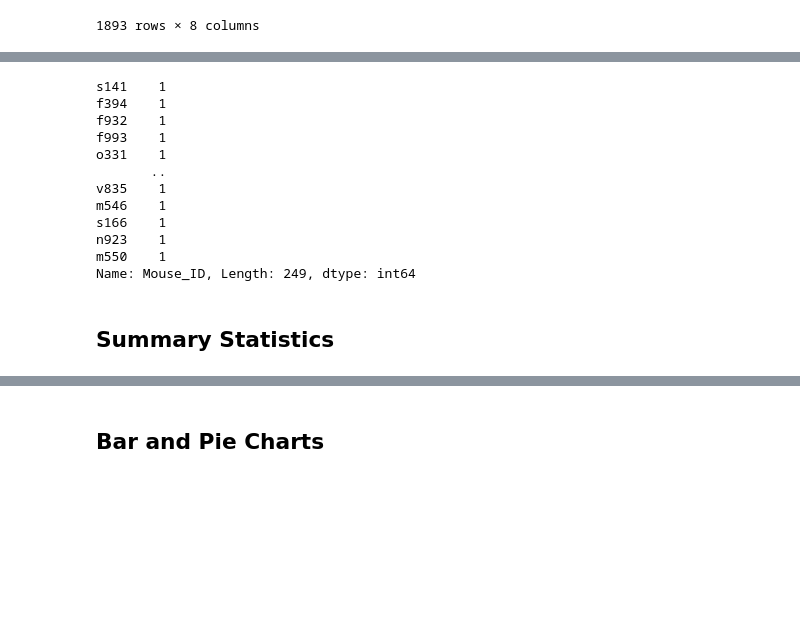
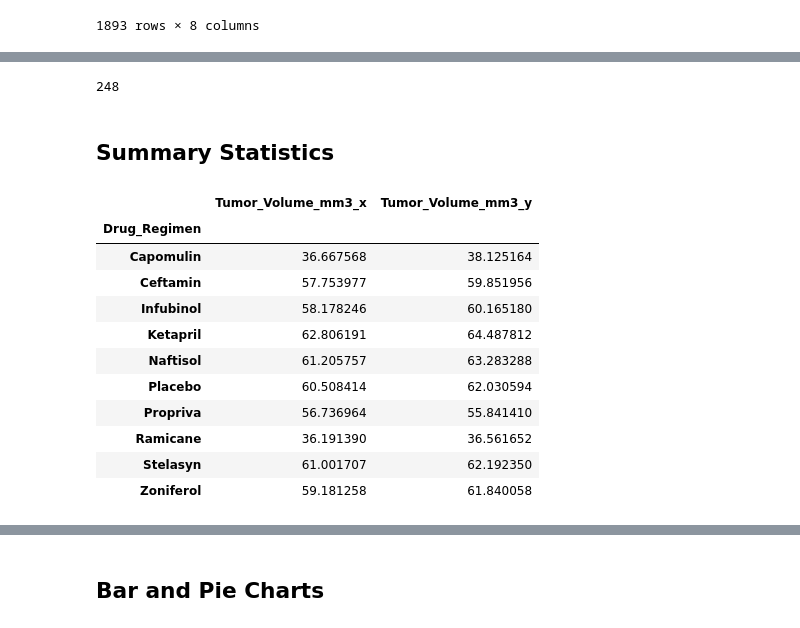
Before and after one commit to Court-Parker4/MatplotlibHWK, a Jupyter notebook: 05-Matplotlib_HW_Instructions_Pymaceuticals_pymaceuticals_starter.ipynb, the cells around one changed output, grey strips where cells are left out. Cells and saved outputs as stored; diff of their text form; code cells hidden in the pictures; blank space fills up the shorter version.

```diff
--- a/05-Matplotlib_HW_Instructions_Pymaceuticals_pymaceuticals_starter.ipynb
+++ b/05-Matplotlib_HW_Instructions_Pymaceuticals_pymaceuticals_starter.ipynb
@@ -101,23 +85,29 @@ Clean_Mouse_df
 # %%
 # Checking the number of mice in the clean DataFrame.
-#len()
-# print(df['Mouse_ID'].nunique())
-Clean_Mouse_df['Mouse_ID'].value_counts()
+print(clean_df['Mouse_ID'].nunique())
 # %% [output]
-s141    1
-f394    1
-f932    1
-f993    1
-o331    1
-       ..
-v835    1
-m546    1
-s166    1
-n923    1
-m550    1
-Name: Mouse_ID, Length: 249, dtype: int64
+248
 # %% [markdown]
 ## Summary Statistics
+# %%
+regStatTumorMean_df=Clean_Mouse_df.groupby("Drug_Regimen")["Tumor_Volume_mm3"].mean()
+regStatTumorMean_df=pd.DataFrame(regStatTumorMean_df)
+regStatTumorMedian_df=Clean_Mouse_df.groupby("Drug_Regimen")["Tumor_Volume_mm3"].median()
+regStatTumorMedian_df=pd.DataFrame(regStatTumorMedian_df)
+regStatTumorMean_df.merge(regStatTumorMedian_df, how='inner', on='Drug_Regimen')
+# %% [output]
+|  | Tumor_Volume_mm3_x | Tumor_Volume_mm3_y |
+| Drug_Regimen |  |  |
+| Capomulin | 36.667568 | 38.125164 |
+| Ceftamin | 57.753977 | 59.851956 |
+| Infubinol | 58.178246 | 60.165180 |
+| Ketapril | 62.806191 | 64.487812 |
+| Naftisol | 61.205757 | 63.283288 |
+| Placebo | 60.508414 | 62.030594 |
+| Propriva | 56.736964 | 55.841410 |
+| Ramicane | 36.191390 | 36.561652 |
+| Stelasyn | 61.001707 | 62.192350 |
+| Zoniferol | 59.181258 | 61.840058 |
 # %%
 # Generate a summary statistics table of mean, median, variance, standard deviation, and SEM of the tumor volume for each regimen
 
```
Also changed, not shown: parts of 6 cells of this notebook.
